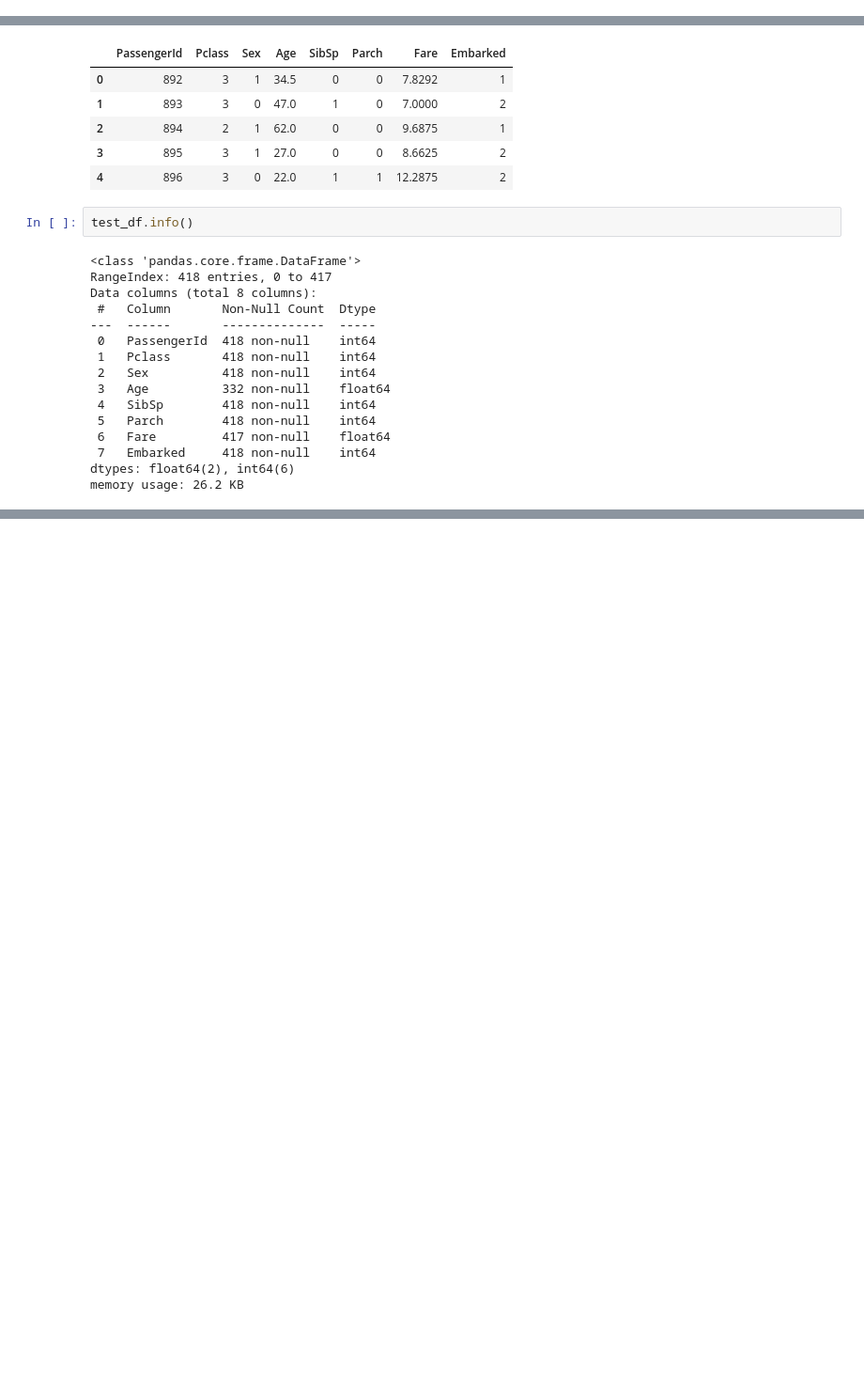
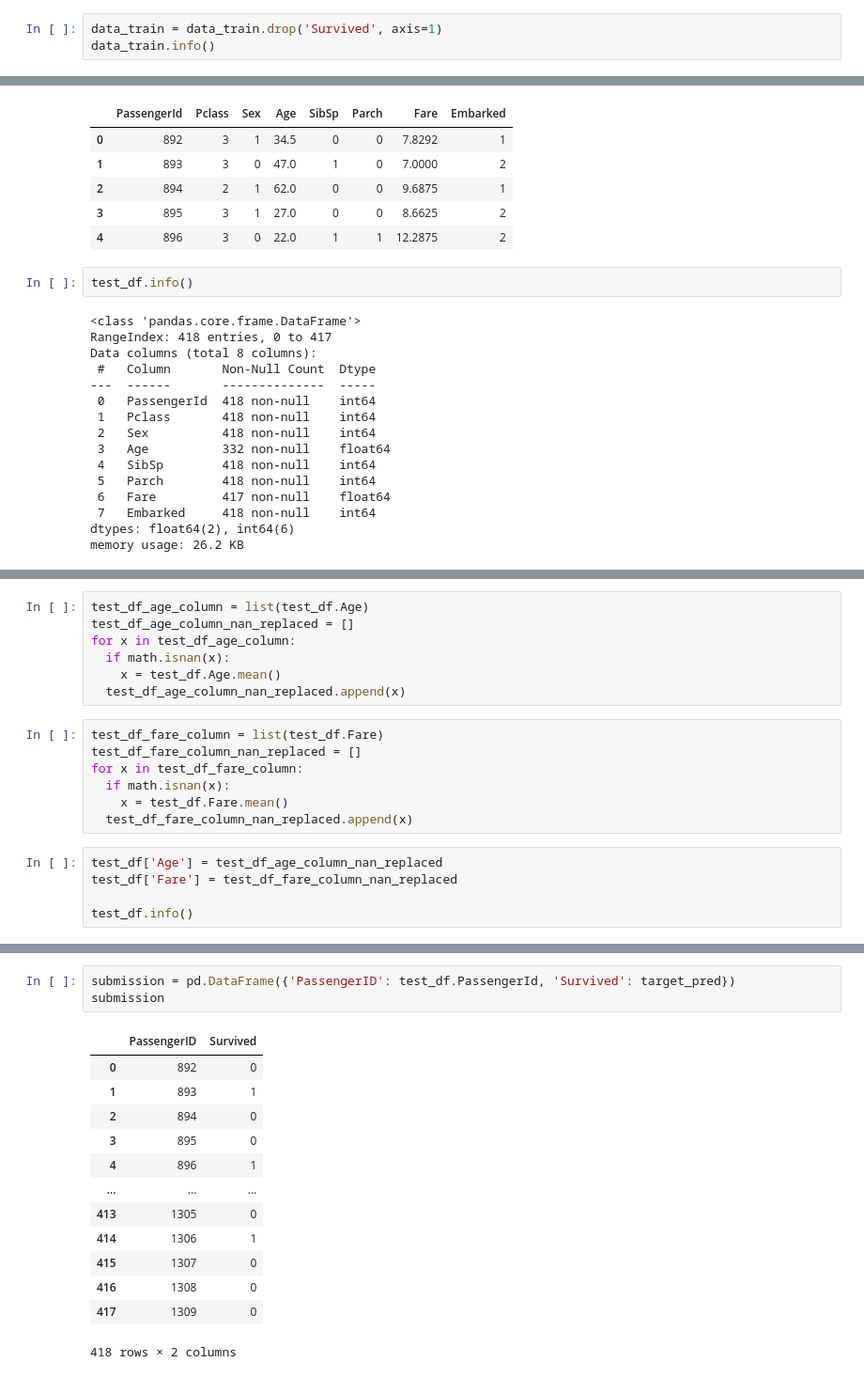
Before and after one commit to Krawieckk/kaggle_competitions, a Jupyter notebook: Titanic/Titanic_kaggle.ipynb, the cells around one changed output, grey strips where cells are left out. Shown at 94% size. Saved outputs shown, nothing was run; the diff lists cells and outputs as text; blank space fills up the shorter version.

```diff
--- a/Titanic/Titanic_kaggle.ipynb
+++ b/Titanic/Titanic_kaggle.ipynb
@@ -271,0 +293,3 @@ test_df.head()
+# %%
+data_train = data_train.drop('Survived', axis=1)
+data_train.info()
@@ -369,0 +418,19 @@ memory usage: 26.2 KB
+# %%
+test_df_age_column = list(test_df.Age)
+test_df_age_column_nan_replaced = []
+for x in test_df_age_column:
+  if math.isnan(x):
+    x = test_df.Age.mean()
+  test_df_age_column_nan_replaced.append(x)
+# %%
+test_df_fare_column = list(test_df.Fare)
+test_df_fare_column_nan_replaced = []
+for x in test_df_fare_column:
+  if math.isnan(x):
+    x = test_df.Fare.mean()
+  test_df_fare_column_nan_replaced.append(x)
+# %%
+test_df['Age'] = test_df_age_column_nan_replaced
+test_df['Fare'] = test_df_fare_column_nan_replaced
+
+test_df.info()
@@ -374,0 +476,17 @@ ValueError: ignored
+# %%
+submission = pd.DataFrame({'PassengerID': test_df.PassengerId, 'Survived': target_pred})
+submission
+# %% [output]
+|  | PassengerID | Survived |
+| 0 | 892 | 0 |
+| 1 | 893 | 1 |
+| 2 | 894 | 0 |
+| 3 | 895 | 0 |
+| 4 | 896 | 1 |
+| ... | ... | ... |
+| 413 | 1305 | 0 |
+| 414 | 1306 | 1 |
+| 415 | 1307 | 0 |
+| 416 | 1308 | 0 |
+| 417 | 1309 | 0 |
+418 rows × 2 columns
```
Also changed, not shown: parts of 12 cells of this notebook.
